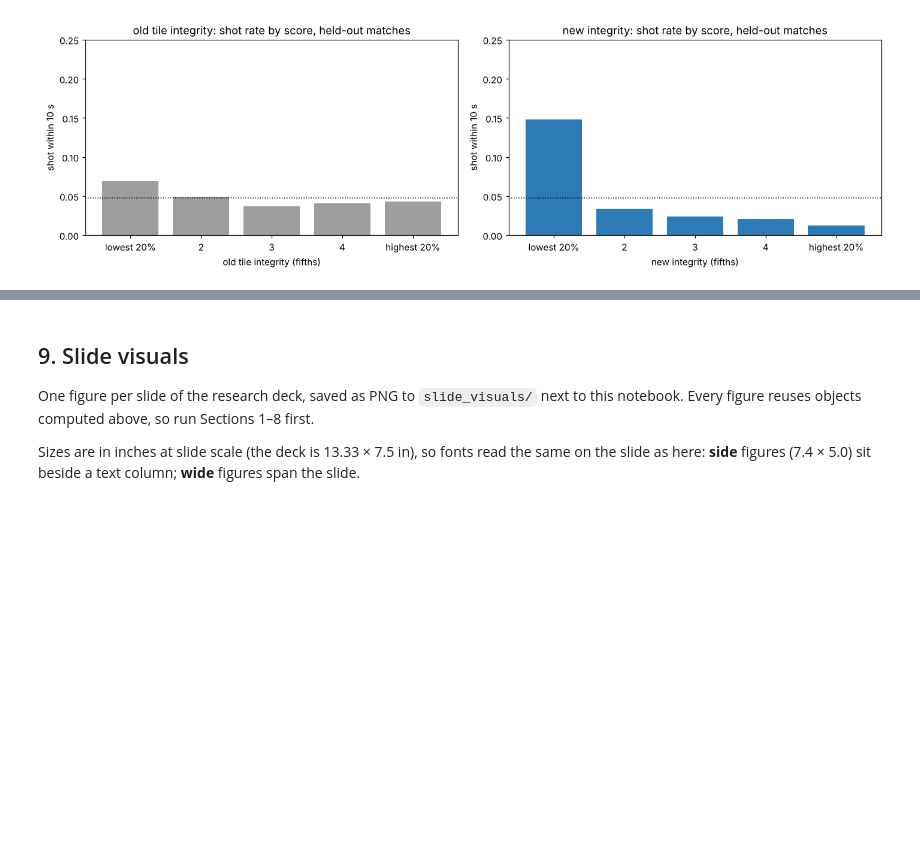
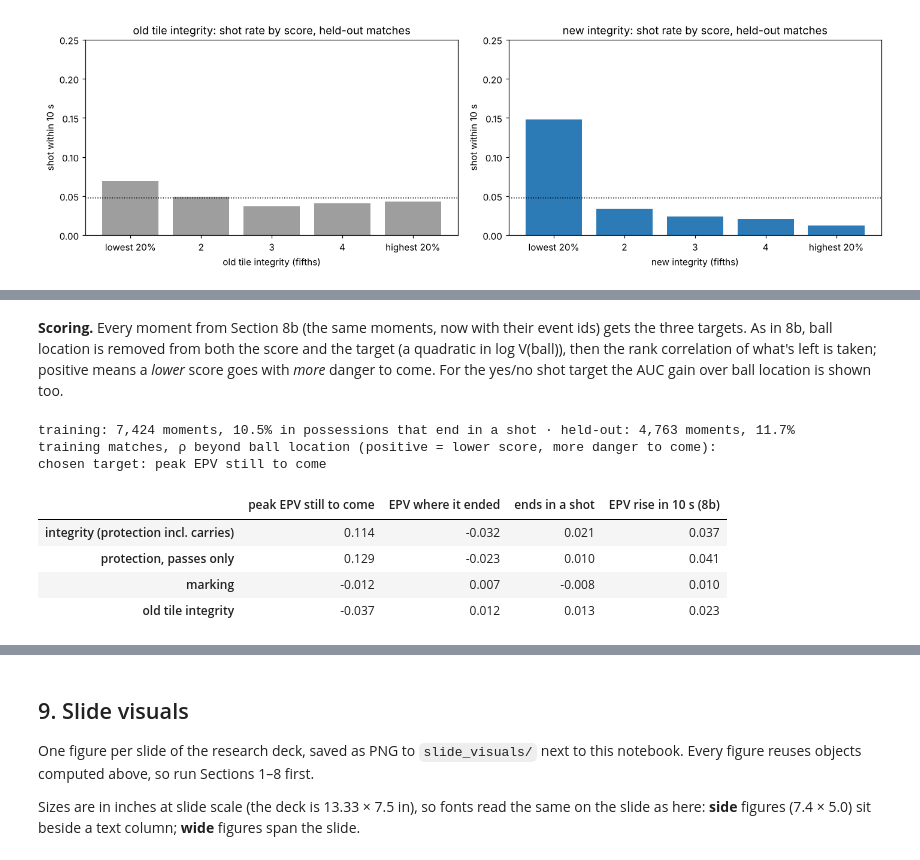
Before and after one commit to misoverfitting/soccer_data, a Jupyter notebook: notebooks/defensive_shape_integrity.ipynb, the cells around one changed output, grey strips where cells are left out. Cells and saved outputs as stored; diff of their text form; code cells hidden in the pictures; blank space fills up the shorter version.

```diff
--- a/notebooks/defensive_shape_integrity.ipynb
+++ b/notebooks/defensive_shape_integrity.ipynb
@@ -1485,7 +1485,8 @@ def collect_states(match_ids, per_match=250, seed=1):
             f_ = e_.frame_end
             nxt_ = starts_[(starts_.team_id == e_.team_id) & (starts_.frame_start > f_) & (starts_.frame_start <= f_ + 100)]
             epv_now_ = e_.possession_epv_for_end if pd.notna(e_.possession_epv_for_end) else e_.possession_epv_for_start
-            rows_.append({"match": m_, "shot10": bool(((shots_.team_id == e_.team_id) & (shots_.frame_end > f_) &
+            rows_.append({"match": m_, "event_id": e_.event_id, "frame": int(f_), "phase": e_.team_out_of_possession_phase_type,
+                          "shot10": bool(((shots_.team_id == e_.team_id) & (shots_.frame_end > f_) &
                                                         (shots_.frame_end <= f_ + 100)).any()),
                           "epv_rise10": float(max(nxt_.possession_epv_for_start.max() if len(nxt_) else 0.0, epv_now_) - epv_now_),
                           "v_ball_loc": float(value_at(ball_)), "threat": o_["threat_available"], "threat_pass": o_["threat_pass"],
@@ -1531,7 +1532,7 @@ def score_table(df_):
 # %% [markdown]
 ### Choosing the integrity definition (training matches)
 # %%
-train_states = cached("integrity_states_train_v3.csv", lambda: collect_states(TRAIN_MATCHES[:8], per_match=10_000))
+train_states = cached("integrity_states_train_v4.csv", lambda: collect_states(TRAIN_MATCHES[:8], per_match=10_000))
 train_scores, train_base = score_table(train_states)
 train_scores = train_scores.sort_values("ρ with EPV rise (beyond location)", ascending=False)   # AUC gains are all ≈ 0
 print(f"{len(train_states)} states from 8 training matches, {train_states.shot10.mean():.1%} followed by a shot "
@@ -1555,7 +1556,7 @@ train_scores.head(12).round(3)
 # %% [markdown]
 ### Final check (held-out matches)
 # %%
-test_states = cached("integrity_states_test_v3.csv", lambda: collect_states(TEST_MATCHES, per_match=10_000))
+test_states = cached("integrity_states_test_v4.csv", lambda: collect_states(TEST_MATCHES, per_match=10_000))
 test_scores, test_base = score_table(test_states)
 NM = "protection incl. carries" if INTEGRITY_ACTIONS == "pass+carry" else "protection"
 chosen = (f"{NM}[{PROT_ZONE},{PROT_WEIGHT}] only" if INTEGRITY == "protection"
@@ -1594,0 +1705,53 @@ plt.tight_layout(); plt.show()
+# %% [markdown]
+**Scoring.** Every moment from Section 8b (the same moments, now with their event ids) gets the three targets. As in
+8b, ball location is removed from both the score and the target (a quadratic in log V(ball)), then the rank correlation
+of what's left is taken; positive means a *lower* score goes with *more* danger to come. For the yes/no shot target
+the AUC gain over ball location is shown too.
+# %%
+from scipy.stats import spearmanr
+
+def attach_outcomes(states_):
+    parts = []
+    for m_, g_ in states_.groupby("match"):
+        use_match(int(m_))
+        oc_ = possession_outcomes(pp).reset_index(names="pp_index")
+        oc_["event_id"] = pp.loc[oc_.pp_index, "event_id"].to_numpy()
+        parts.append(g_.merge(oc_.drop(columns="pp_index"), on="event_id", how="left"))
+    use_match(MATCH_ID_CASE)
+    return pd.concat(parts, ignore_index=True)
+
+def rho_beyond(df_, score, target):
+    d_ = df_.dropna(subset=[score, target]); lv_ = np.log(d_.v_ball_loc.to_numpy())
+    s_ = d_[score].to_numpy(float); o_ = d_[target].to_numpy(float)
+    rs_ = s_ - np.polyval(np.polyfit(lv_, s_, 2), lv_); ro_ = o_ - np.polyval(np.polyfit(lv_, o_, 2), lv_)
+    return -spearmanr(rs_, ro_).statistic
+
+def shot_auc_gain(df_, score):
+    d_ = df_.dropna(subset=[score, "ends_in_shot"]); y_ = d_.ends_in_shot.astype(int).to_numpy()
+    lv_ = np.log(d_.v_ball_loc.to_numpy())[:, None]
+    base_ = roc_auc_score(y_, LogisticRegression().fit(lv_, y_).predict_proba(lv_)[:, 1])
+    X_ = np.column_stack([lv_[:, 0], d_[score]])
+    return roc_auc_score(y_, LogisticRegression().fit(X_, y_).predict_proba(X_)[:, 1]) - base_
+
+SCORES_8C = {"integrity (protection incl. carries)": f"protc_{PROT_ZONE}_{PROT_WEIGHT}",
+             "protection, passes only": f"prot_{PROT_ZONE}_{PROT_WEIGHT}",
+             "marking": f"mark_{MARK_AGG}", "old tile integrity": "old_I"}
+TARGETS = {"peak EPV still to come": "peak_to_come", "EPV where it ended": "end_epv", "ends in a shot": "ends_in_shot",
+           "EPV rise in 10 s (8b)": "epv_rise10"}
+train_oc = attach_outcomes(train_states); test_oc = attach_outcomes(test_states)
+print(f"training: {len(train_oc):,} moments, {train_oc.ends_in_shot.mean():.1%} in possessions that end in a shot · "
+      f"held-out: {len(test_oc):,} moments, {test_oc.ends_in_shot.mean():.1%}")
+pick = pd.DataFrame({t_: {s_: rho_beyond(train_oc, c_, col_) for s_, c_ in SCORES_8C.items()} for t_, col_ in TARGETS.items()})
+CHOSEN_TARGET = pick.loc["integrity (protection incl. carries)"].drop("EPV rise in 10 s (8b)").idxmax()
+print("training matches, ρ beyond ball location (positive = lower score, more danger to come):")
+print(f"chosen target: {CHOSEN_TARGET}")
+pick.round(3)
+# %% [output]
+training: 7,424 moments, 10.5% in possessions that end in a shot · held-out: 4,763 moments, 11.7%
+training matches, ρ beyond ball location (positive = lower score, more danger to come):
+chosen target: peak EPV still to come
+|  | peak EPV still to come | EPV where it ended | ends in a shot | EPV rise in 10 s (8b) |
+| integrity (protection incl. carries) | 0.114 | -0.032 | 0.021 | 0.037 |
+| protection, passes only | 0.129 | -0.023 | 0.010 | 0.041 |
+| marking | -0.012 | 0.007 | -0.008 | 0.010 |
+| old tile integrity | -0.037 | 0.012 | 0.013 | 0.023 |
```
Also changed, not shown: parts of 10 cells of this notebook, 4 other files.
